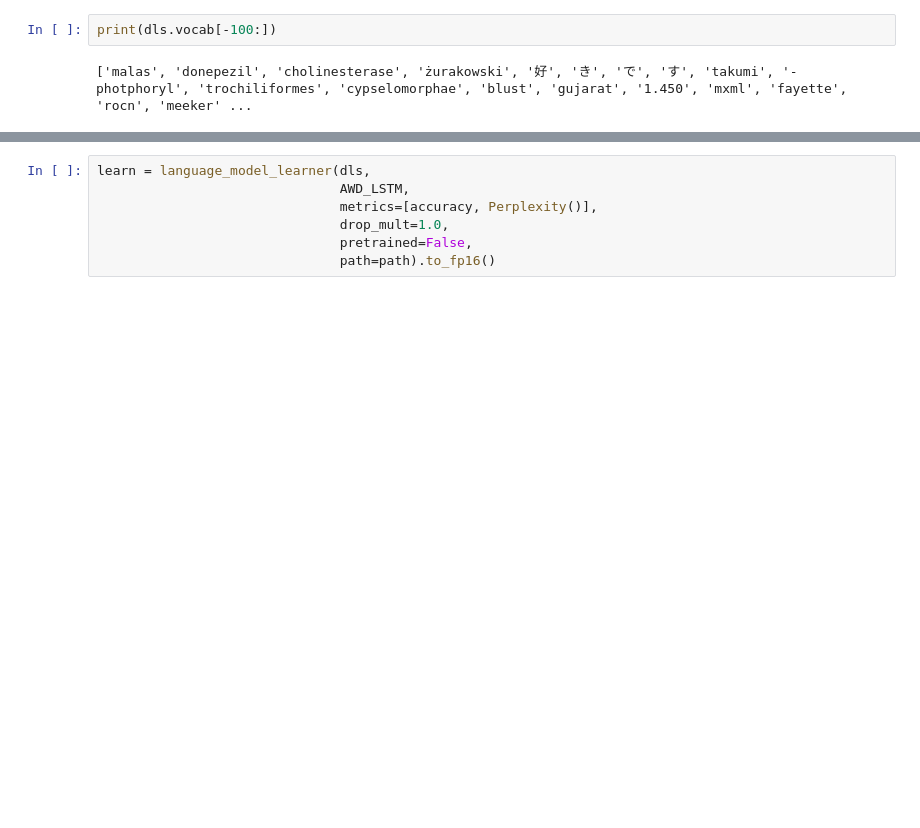
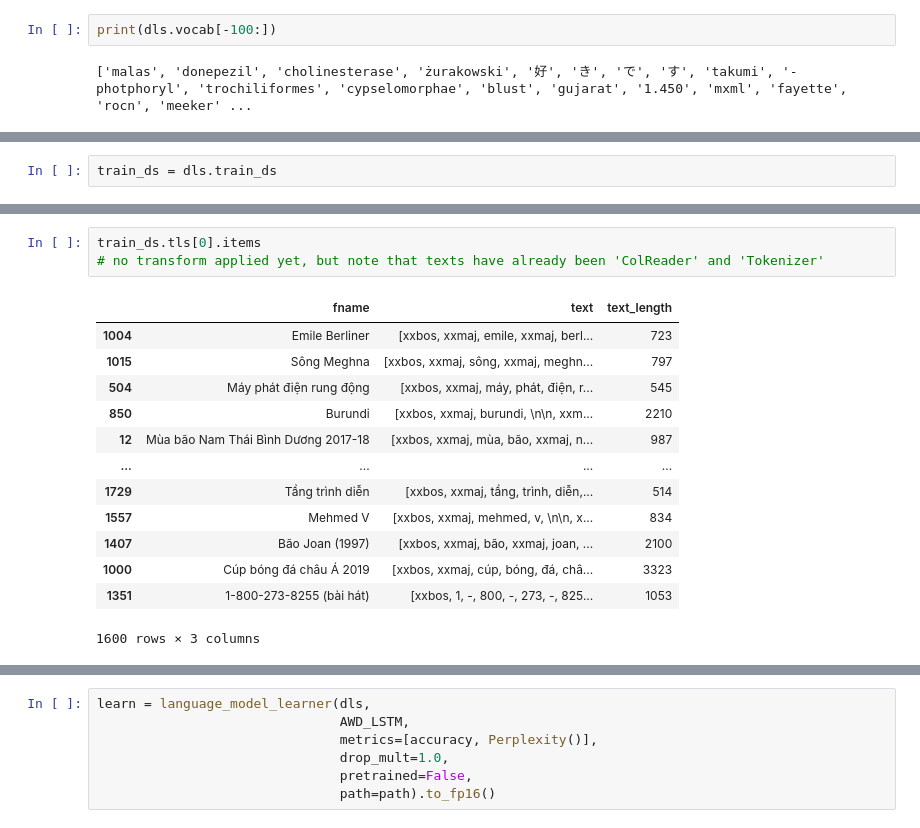
Before and after one commit to anhquan0412/nlp_practice, a Jupyter notebook: fastai2_nlp/fastai2_vnmese_lm.ipynb, the cells around one changed output, grey strips where cells are left out. Drawn from its saved outputs; the diff is of its cells as text; blank space fills up the shorter version.

```diff
--- a/fastai2_nlp/fastai2_vnmese_lm.ipynb
+++ b/fastai2_nlp/fastai2_vnmese_lm.ipynb
@@ -92,0 +265,2 @@ print(dls.vocab[-100:])
+# %%
+train_ds = dls.train_ds
@@ -92,0 +285,17 @@ print(dls.vocab[-100:])
+# %%
+train_ds.tls[0].items
+# no transform applied yet, but note that texts have already been 'ColReader' and 'Tokenizer'
+# %% [output]
+|  | fname | text | text_length |
+| 1004 | Emile Berliner | [xxbos, xxmaj, emile, xxmaj, berl... | 723 |
+| 1015 | Sông Meghna | [xxbos, xxmaj, sông, xxmaj, meghn... | 797 |
+| 504 | Máy phát điện rung động | [xxbos, xxmaj, máy, phát, điện, r... | 545 |
+| 850 | Burundi | [xxbos, xxmaj, burundi, \n\n, xxm... | 2210 |
+| 12 | Mùa bão Nam Thái Bình Dương 2017-18 | [xxbos, xxmaj, mùa, bão, xxmaj, n... | 987 |
+| ... | ... | ... | ... |
+| 1729 | Tầng trình diễn | [xxbos, xxmaj, tầng, trình, diễn,... | 514 |
+| 1557 | Mehmed V | [xxbos, xxmaj, mehmed, v, \n\n, x... | 834 |
+| 1407 | Bão Joan (1997) | [xxbos, xxmaj, bão, xxmaj, joan, ... | 2100 |
+| 1000 | Cúp bóng đá châu Á 2019 | [xxbos, xxmaj, cúp, bóng, đá, châ... | 3323 |
+| 1351 | 1-800-273-8255 (bài hát) | [xxbos, 1, -, 800, -, 273, -, 825... | 1053 |
+1600 rows × 3 columns
```
Also changed, not shown: parts of 68 cells of this notebook, 2 other files.
